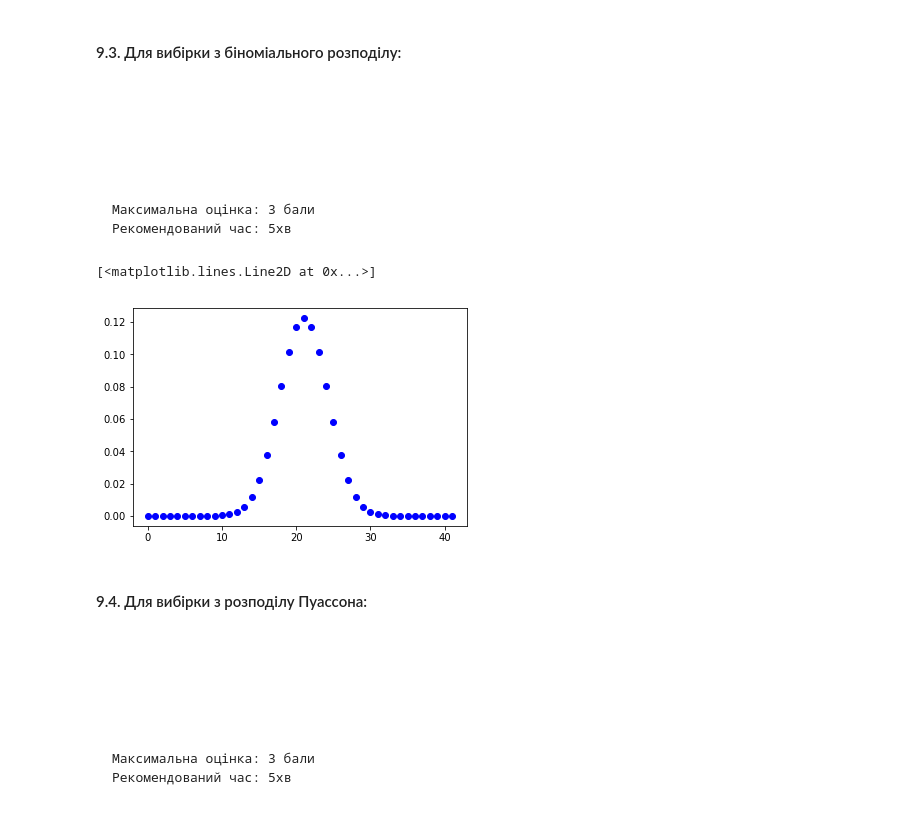
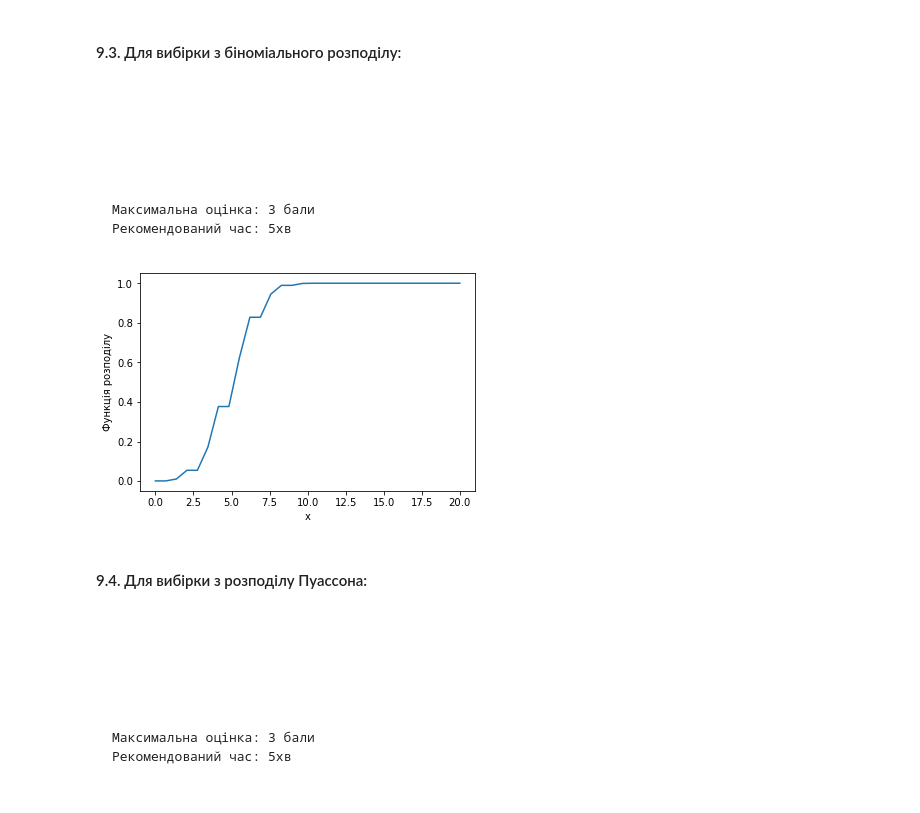
Before and after one commit to lluidesia/Liudmyla-Prysiazhna-DS100-Test-2_v2, a Jupyter notebook: DataRoot University DS100 Test #2_v2.ipynb, the cells around one changed output. Cells and saved outputs as stored; diff of their text form; code cells hidden in the pictures.

````diff
--- a/DataRoot University DS100 Test #2_v2.ipynb
+++ b/DataRoot University DS100 Test #2_v2.ipynb
@@ -639,14 +645,18 @@ plt.plot(x, st.bernoulli.pmf(x, 0.3), 'bo')
 Максимальна оцінка: 3 бали
 Рекомендований час: 5хв
 ```
-# %%
-n,p = 42, 0.5
-
-x = np.arange(0,42)
-plt.plot(x, st.binom.pmf(x, n, p), 'bo')
-# %% [output]
-[<matplotlib.lines.Line2D at 0x...>]
-[figure, removed]
+# %%
+bin_rv = sts.binom(10, 0.5)
+bin_rv.rvs(100)
+
+x = np.linspace(0, 20, 30)
+
+plt.plot(x, bin_rv.cdf(x))
+plt.xlabel('x')
+plt.ylabel('Функція розподілу')
+plt.show()
+# %% [output]
+[figure, added]
 # %% [markdown]
 #### 9.4. Для вибірки з розподілу Пуассона:
 ```
````
Also changed, not shown: parts of 6 cells of this notebook.
